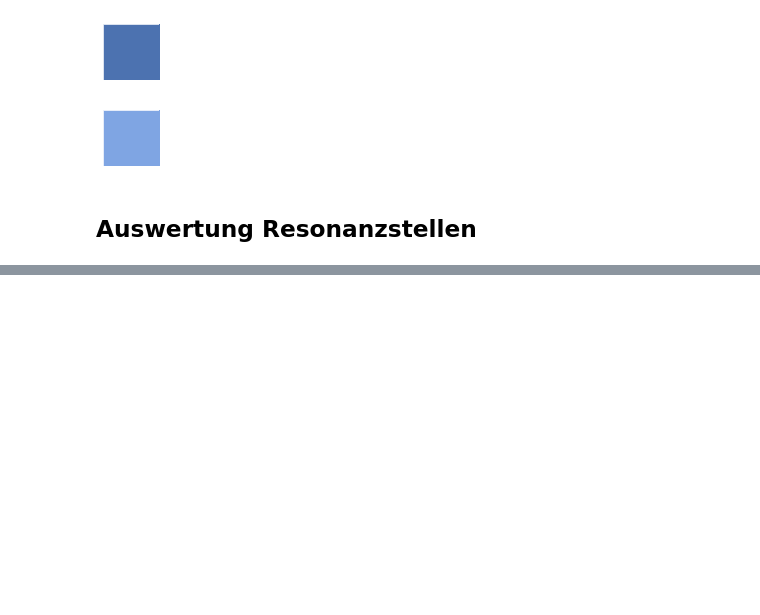
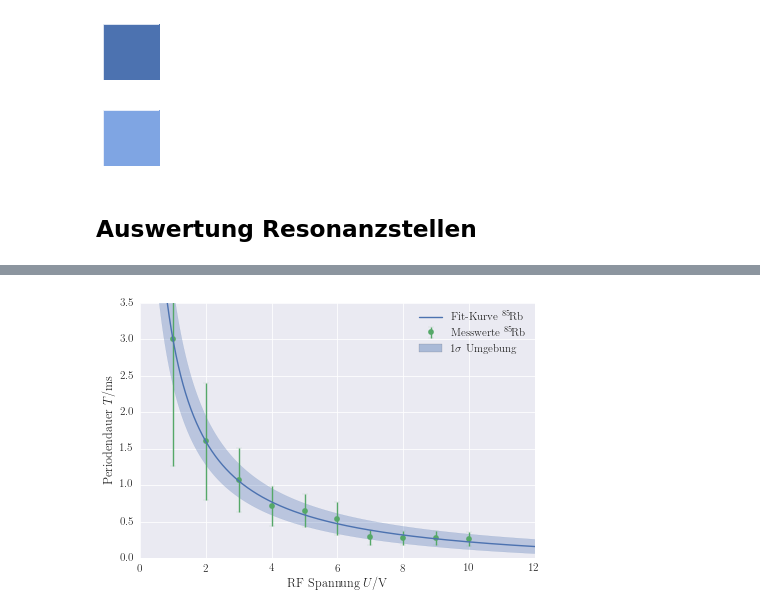
Before and after one commit to LuckyJosh/PhysikFP2015, a Jupyter notebook: 03_OptischesPumpen[ ]/Python/Auswertung.ipynb, the cells around one changed output, grey strips where cells are left out. Saved outputs shown, nothing was run; the diff lists cells and outputs as text; code cells hidden in the pictures; blank space fills up the shorter version.

```diff
--- a/03_OptischesPumpen[ ]/Python/Auswertung.ipynb
+++ b/03_OptischesPumpen[ ]/Python/Auswertung.ipynb
@@ -257,0 +329,3 @@ line_0[0].get_color()
+# %%
+period_lenghts["Periodendauer P1"] = period_lenghts["Zeitdifferenz P1 ms"]/period_lenghts["Perioden P1"]
+period_lenghts["Periodendauer P2"] = period_lenghts["Zeitdifferenz P2 ms"]/period_lenghts["Perioden P2"]
@@ -257,0 +341,16 @@ line_0[0].get_color()
+# %%
+#Fit der Messwerte
+hyperbolic_fct = lambda x,a,b,c: a + b/(x-c)
+
+popt, pcov = sp.optimize.curve_fit(hyperbolic_fct, period_lenghts["RFSpannung V"],
+                                   noms(period_lenghts["Periodendauer P1"]),p0=(0.1,1,0))
+fit_parameter_P1 = fit_errors(popt,pcov)
+
+popt, pcov = sp.optimize.curve_fit(hyperbolic_fct, period_lenghts["RFSpannung V"],
+                                   noms(period_lenghts["Periodendauer P2"]),p0=(0.1,1,0),sigma=noms(period_lenghts["Periodendauer P2"]))
+fit_parameter_P2 = fit_errors(popt,pcov)
+
+
+popt, pcov = sp.optimize.curve_fit(hyperbolic_fct, period_lenghts["RFSpannung V"][1:],
+                                   noms(period_lenghts["Periodendauer P2"][1:]),p0=(0.1,1,0),sigma=noms(period_lenghts["Periodendauer P2"][1:]))
+fit_parameter_leftout_P2 = fit_errors(popt,pcov)
@@ -257,0 +386,31 @@ line_0[0].get_color()
+# %%
+U = np.linspace(0,12,1e03)
+T_fit = hyperbolic_fct(U,noms(fit_parameter_P1[0]),noms(fit_parameter_P1[1]),noms(fit_parameter_P1[2]))
+T_fit_upper = hyperbolic_fct(U,noms(fit_parameter_P1[0])+stds(fit_parameter_P1[0]),
+                             noms(fit_parameter_P1[1])+stds(fit_parameter_P1[1]),
+                             noms(fit_parameter_P1[2])+stds(fit_parameter_P1[2]))
+T_fit_lower = hyperbolic_fct(U,noms(fit_parameter_P1[0])-stds(fit_parameter_P1[0]),
+                             noms(fit_parameter_P1[1])-stds(fit_parameter_P1[1]),
+                             noms(fit_parameter_P1[2])-stds(fit_parameter_P1[2]))
+
+
+fig,ax = plt.subplots()
+ax.set_xlim(0,12)
+ax.set_ylim(0,3.5)
+ax.set_xlabel(axis_label("RF Spannung",sym="U",unit="V"))
+ax.set_ylabel(axis_label("Periodendauer",sym="T",unit="ms"))
+
+line_P1 = ax.errorbar(period_lenghts["RFSpannung V"],noms(period_lenghts["Periodendauer P1"]),
+            yerr = stds(period_lenghts["Periodendauer P1"]),label="Messwerte ${}^{85}\!$Rb ",
+            color=plot_colors[1], marker="o", mec=plot_colors[1], linestyle="")
+
+ax.plot(U,T_fit,label="Fit-Kurve ${}^{85}\!$Rb",color=plot_colors[0])
+sigma = ax.fill_between(U,T_fit_upper,T_fit_lower,color=plot_colors[0],alpha=0.3)
+ax.bar(0,0,width=0,color=sigma.get_facecolor()[0][:-1],edgecolor="",label=r"1$\sigma$ Umgebung",alpha=0.4)
+
+
+ax.legend(loc="upper right")
+fig.tight_layout()
+fig.savefig(path_graphics+"Transienteneffekt_Rubidium_85.pdf")
+# %% [output]
+[figure, added]
```
Also changed, not shown: parts of 20 cells of this notebook, 12 other files.
